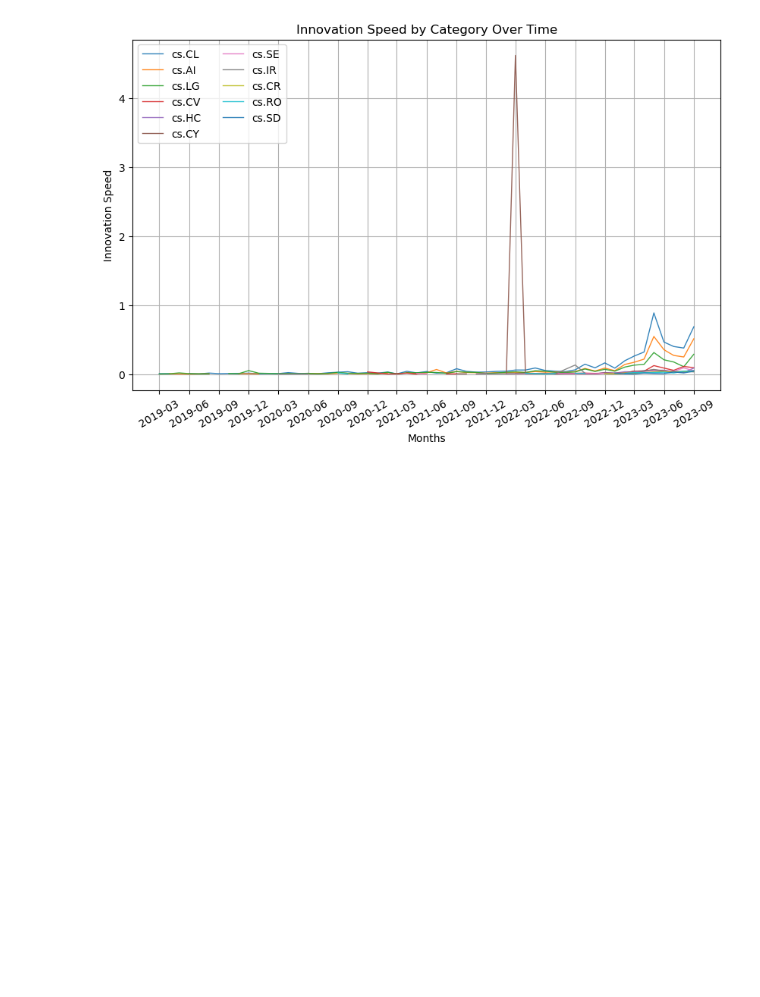
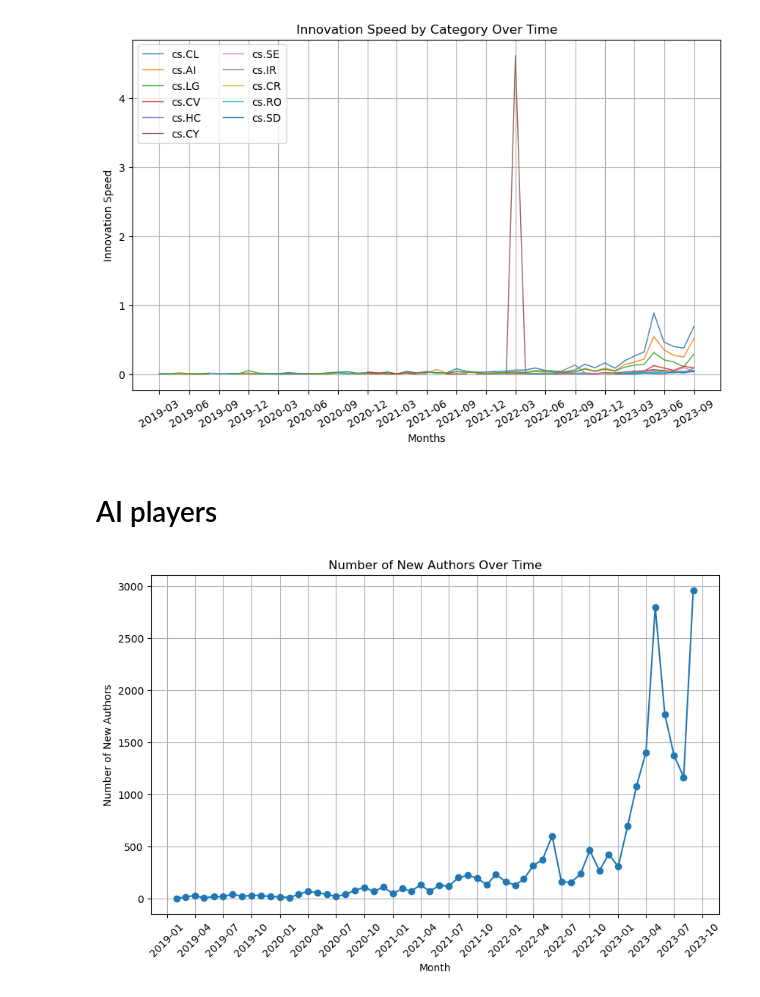
Before and after one commit to jiaweixu98/ChatGPTinnovationWaves, a Jupyter notebook: llm_final_paper.ipynb, the cells around one changed output. Drawn from its saved outputs; the diff is of its cells as text; code cells hidden in the pictures; blank space fills up the shorter version.

```diff
--- a/llm_final_paper.ipynb
+++ b/llm_final_paper.ipynb
@@ -273,3 +273,62 @@ plt.grid(True)
 plt.show()
 # %% [output]
 [figure]
+# %% [markdown]
+# AI players
+# %%
+import ast
+# the original 'authors_y' column is a string representation of a list of dictionaries, so we need to convert it to a list of dictionaries by using ast.literal_eval
+df['authors_y'] = df['authors_y'].apply(ast.literal_eval)
+# %%
+import matplotlib.pyplot as plt
+
+# Initialize an empty set to store unique authors
+unique_authors = set()
+
+# Initialize an empty dictionary to store the count of new authors for each month
+new_authors_count = {}
+
+# Sort the DataFrame by 'Month'
+df = df.sort_values('Month')
+
+# For each row in the DataFrame
+for index, row in df.iterrows():
+    # Extract the authors
+    authors = row['authors_y']
+    # For each author
+    for author in authors:
+        # If the author is not in the set of unique authors
+        if author['authorId'] not in unique_authors:
+            # Increment the count for the current month
+            new_authors_count[row['Month']] = new_authors_count.get(row['Month'], 0) + 1
+            # Add the author to the set of unique authors
+            unique_authors.add(author['authorId'])
+
+# Convert the dictionary to a DataFrame for plotting
+df_new_authors = pd.DataFrame(list(new_authors_count.items()), columns=['Month', 'NewAuthors'])
+
+# Convert 'Month' to string
+df_new_authors['Month'] = df_new_authors['Month'].astype(str)
+
+import matplotlib.dates as mdates
+
+# Convert 'Month' back to datetime
+df_new_authors['Month'] = pd.to_datetime(df_new_authors['Month'])
+
+# Plot the number of new authors for each month
+plt.figure(figsize=(10, 6))
+plt.plot(df_new_authors['Month'], df_new_authors['NewAuthors'], marker='o')  # add marker
+
+# Set x-axis ticks at a three-month interval
+ax = plt.gca()
+ax.xaxis.set_major_locator(mdates.MonthLocator(interval=3))
+ax.xaxis.set_major_formatter(mdates.DateFormatter('%Y-%m'))
+
+plt.xlabel('Month')
+plt.ylabel('Number of New Authors')
+plt.title('Number of New Authors Over Time')
+plt.xticks(rotation=45)  # rotate x-axis labels for better visibility
+plt.grid(True)  # add grid
+plt.show()
+# %% [output]
+[figure, added]
```
Also changed, not shown: parts of 26 cells of this notebook.
